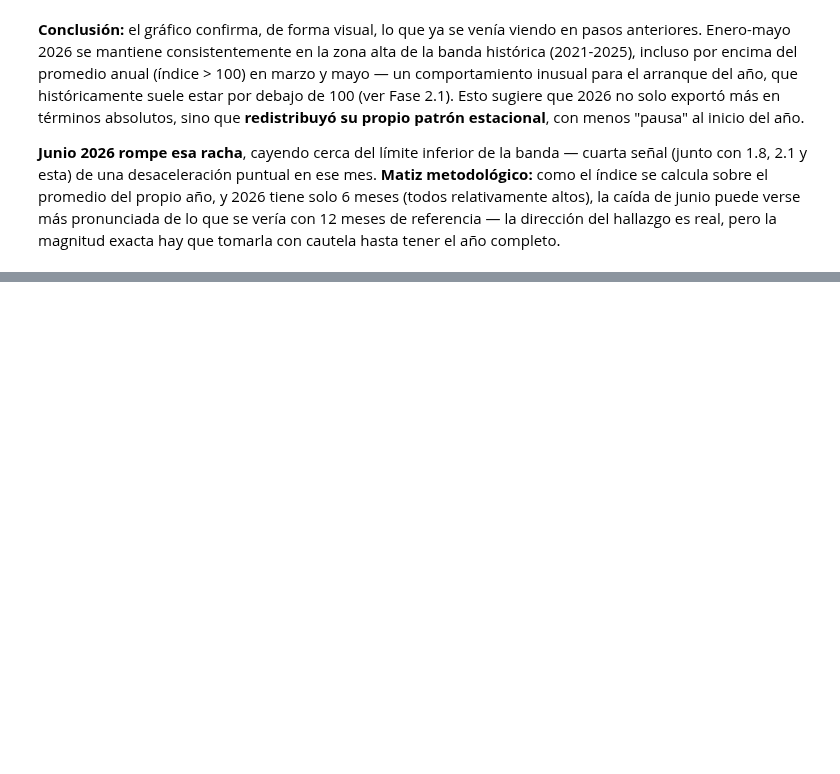
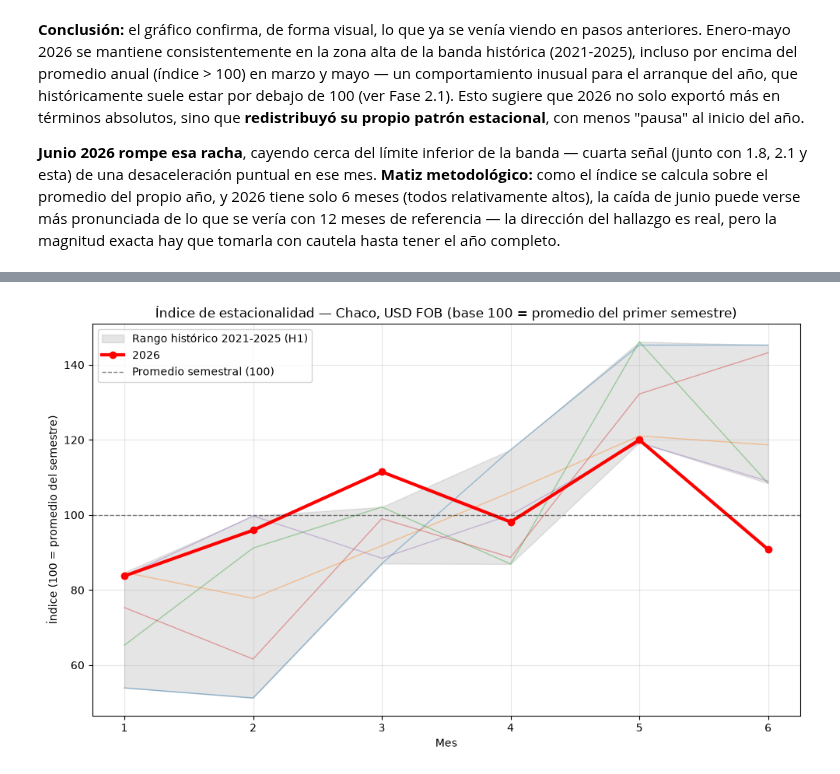
Before and after one commit to sandovalnair1109/exportaciones-chaco, a Jupyter notebook: notebooks/fase2_estacionalidad_chaco.ipynb, the cells around one changed output, grey strips where cells are left out. Drawn from its saved outputs; the diff is of its cells as text; code cells hidden in the pictures; blank space fills up the shorter version.

Commit message:
feat: recalcular índice de estacionalidad con base semestral, corrigiendo sesgo de cobertura parcial (Fase 2.7)

```diff
--- a/notebooks/fase2_estacionalidad_chaco.ipynb
+++ b/notebooks/fase2_estacionalidad_chaco.ipynb
@@ -235,0 +251,12 @@ el año completo.
+# %%
+primer_semestre = serie_mensual[serie_mensual['Mes'] <= 6].copy()
+promedio_semestral = primer_semestre.groupby('Año')['FOB_dólar'].transform('mean')
+
+primer_semestre['indice_H1'] = (primer_semestre['FOB_dólar'] / promedio_semestral) * 100
+
+tabla_indice_h1 = primer_semestre.loc[
+    primer_semestre['Año'].between(2021, 2026),
+    ['Año', 'Mes', 'indice_H1']
+].pivot(index='Mes', columns='Año', values='indice_H1')
+
+tabla_indice_h1.round(1)
@@ -235,0 +272,27 @@ el año completo.
+# %%
+fig, ax = plt.subplots(figsize=(10, 6))
+
+historico_h1 = tabla_indice_h1[[2021, 2022, 2023, 2024, 2025]]
+ax.fill_between(
+    historico_h1.index,
+    historico_h1.min(axis=1),
+    historico_h1.max(axis=1),
+    alpha=0.2, color='gray', label='Rango histórico 2021-2025 (H1)'
+)
+
+for año in [2021, 2022, 2023, 2024, 2025]:
+    ax.plot(tabla_indice_h1.index, tabla_indice_h1[año], alpha=0.4, linewidth=1)
+
+ax.plot(tabla_indice_h1.index, tabla_indice_h1[2026], color='red', linewidth=3, marker='o', label='2026')
+ax.axhline(100, color='black', linestyle='--', alpha=0.5, linewidth=1, label='Promedio semestral (100)')
+
+ax.set_title('Índice de estacionalidad — Chaco, USD FOB (base 100 = promedio del primer semestre)')
+ax.set_xlabel('Mes')
+ax.set_ylabel('Índice (100 = promedio del semestre)')
+ax.set_xticks(range(1, 7))
+ax.legend()
+ax.grid(alpha=0.3)
+plt.tight_layout()
+plt.show()
+# %% [output]
+[figure, added]
```
Also changed, not shown: parts of 3 cells of this notebook.
